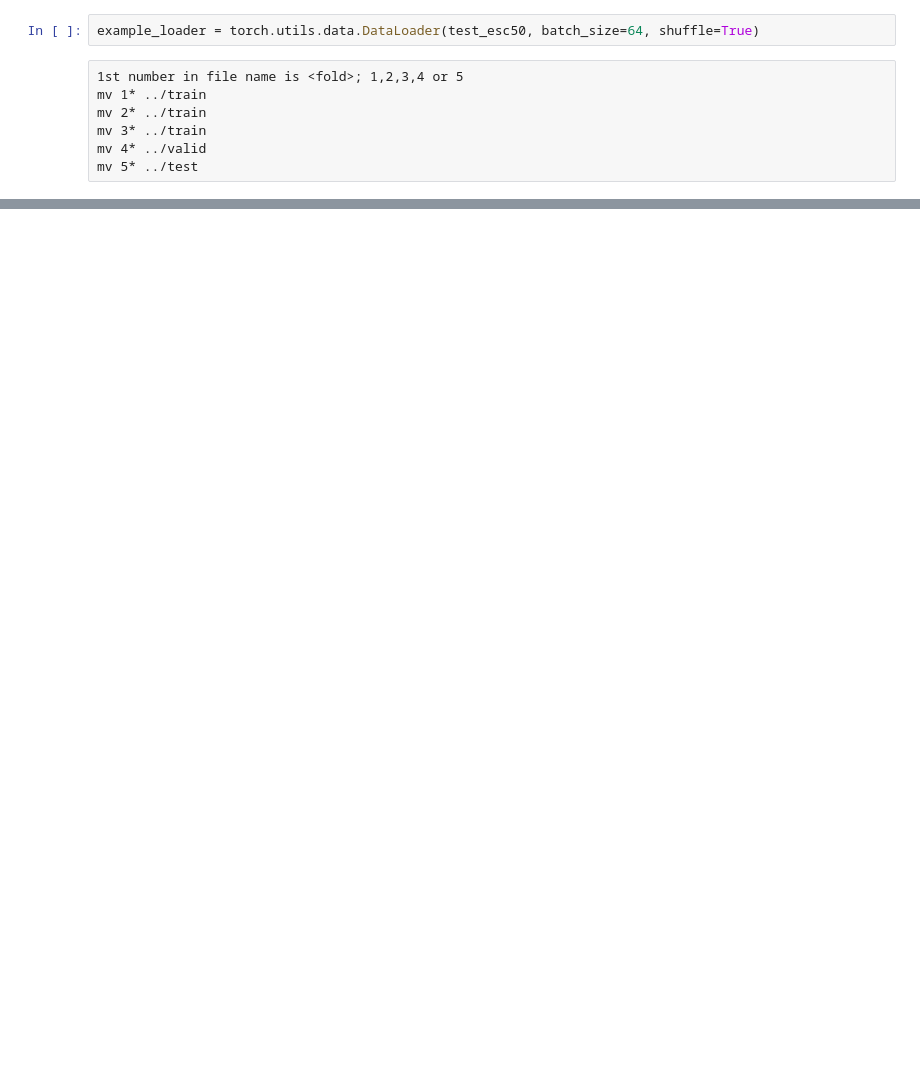
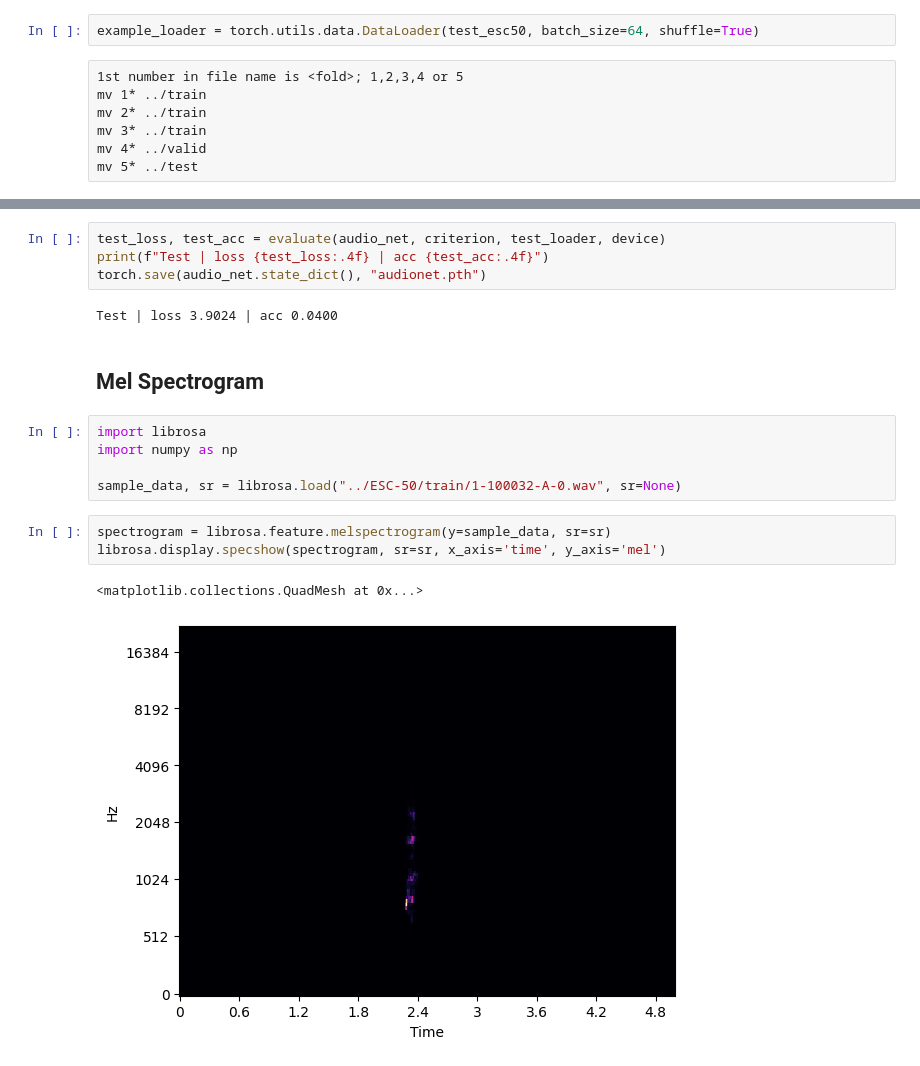
Before and after one commit to PHM1605/programming-pytorch-for-deep-learning-pointer, a Jupyter notebook: chapter6.ipynb, the cells around one changed output, grey strips where cells are left out. Cells and saved outputs as stored; diff of their text form; blank space fills up the shorter version.

```diff
--- a/chapter6.ipynb
+++ b/chapter6.ipynb
@@ -84,0 +247,19 @@ test_loader = torch.utils.data.DataLoader(test_esc50, batch_size=bs, shuffle=Fal
+# %%
+test_loss, test_acc = evaluate(audio_net, criterion, test_loader, device)
+print(f"Test | loss {test_loss:.4f} | acc {test_acc:.4f}")
+torch.save(audio_net.state_dict(), "audionet.pth")
+# %% [output]
+Test | loss 3.9024 | acc 0.0400
+# %% [markdown]
+## Mel Spectrogram
+# %%
+import librosa
+import numpy as np
+
+sample_data, sr = librosa.load("../ESC-50/train/1-100032-A-0.wav", sr=None)
+# %%
+spectrogram = librosa.feature.melspectrogram(y=sample_data, sr=sr)
+librosa.display.specshow(spectrogram, sr=sr, x_axis='time', y_axis='mel')
+# %% [output]
+<matplotlib.collections.QuadMesh at 0x...>
+[figure, added]
```
Also changed, not shown: parts of 17 cells of this notebook, 1 other file.
